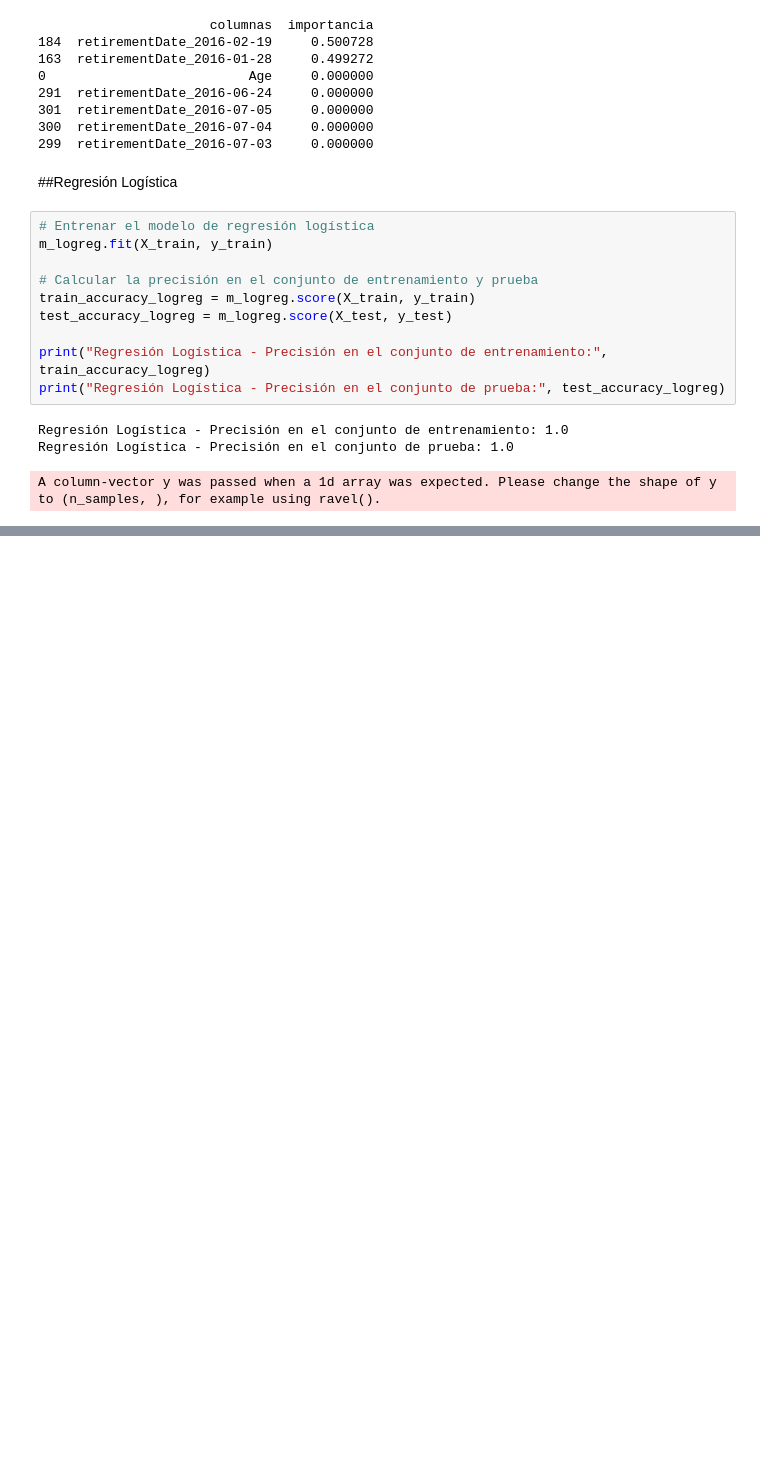
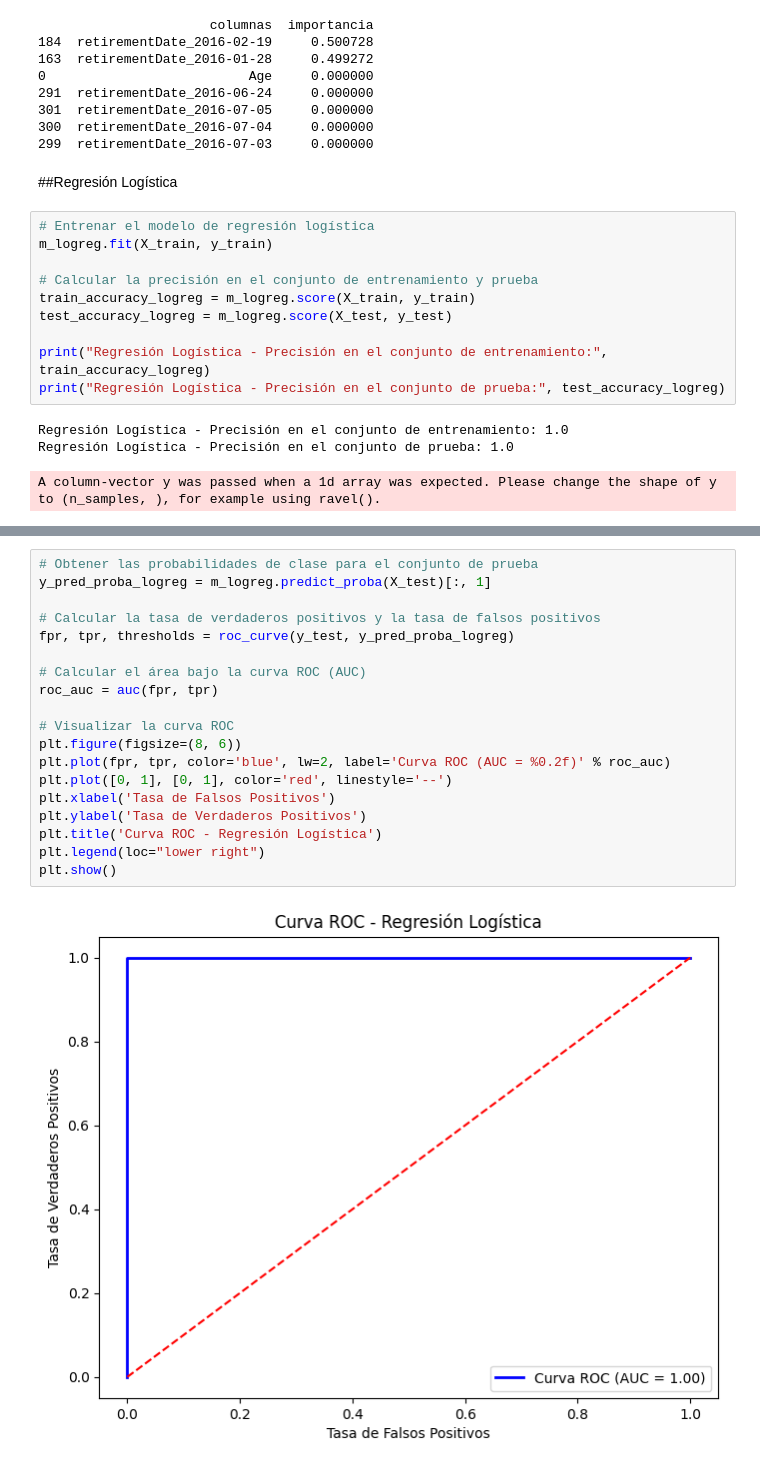
Before and after one commit to veronica1908/RH_Entrega1, a Jupyter notebook: 3_modelo.ipynb, the cells around one changed output, grey strips where cells are left out. Drawn from its saved outputs; the diff is of its cells as text; blank space fills up the shorter version.

```diff
--- a/3_modelo.ipynb
+++ b/3_modelo.ipynb
@@ -602,0 +619,21 @@ A column-vector y was passed when a 1d array was expected. Please change the sha
+# %%
+# Obtener las probabilidades de clase para el conjunto de prueba
+y_pred_proba_logreg = m_logreg.predict_proba(X_test)[:, 1]
+
+# Calcular la tasa de verdaderos positivos y la tasa de falsos positivos
+fpr, tpr, thresholds = roc_curve(y_test, y_pred_proba_logreg)
+
+# Calcular el área bajo la curva ROC (AUC)
+roc_auc = auc(fpr, tpr)
+
+# Visualizar la curva ROC
+plt.figure(figsize=(8, 6))
+plt.plot(fpr, tpr, color='blue', lw=2, label='Curva ROC (AUC = %0.2f)' % roc_auc)
+plt.plot([0, 1], [0, 1], color='red', linestyle='--')
+plt.xlabel('Tasa de Falsos Positivos')
+plt.ylabel('Tasa de Verdaderos Positivos')
+plt.title('Curva ROC - Regresión Logística')
+plt.legend(loc="lower right")
+plt.show()
+# %% [output]
+[figure, added]
```
Also changed, not shown: parts of 1 cell of this notebook.
